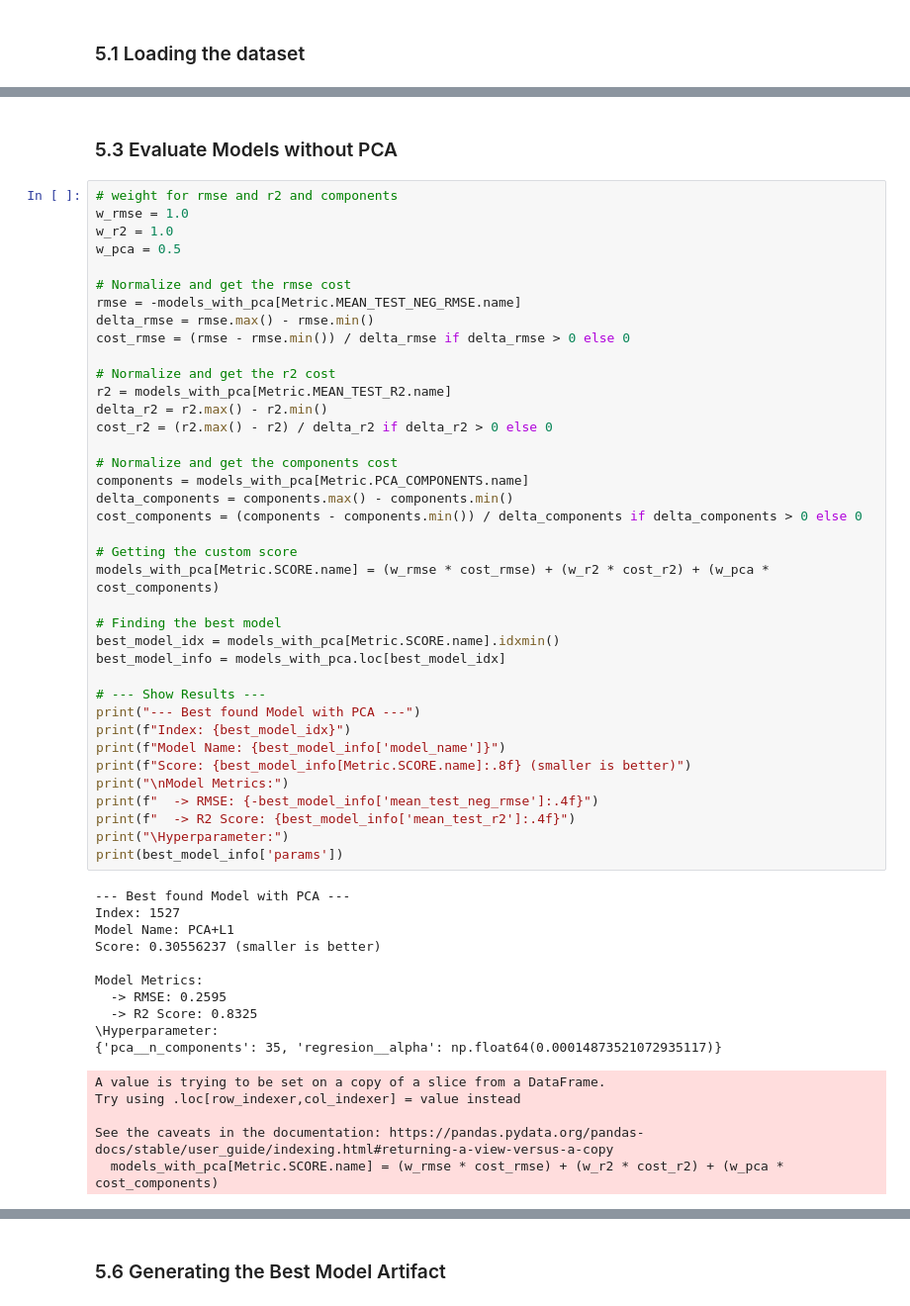
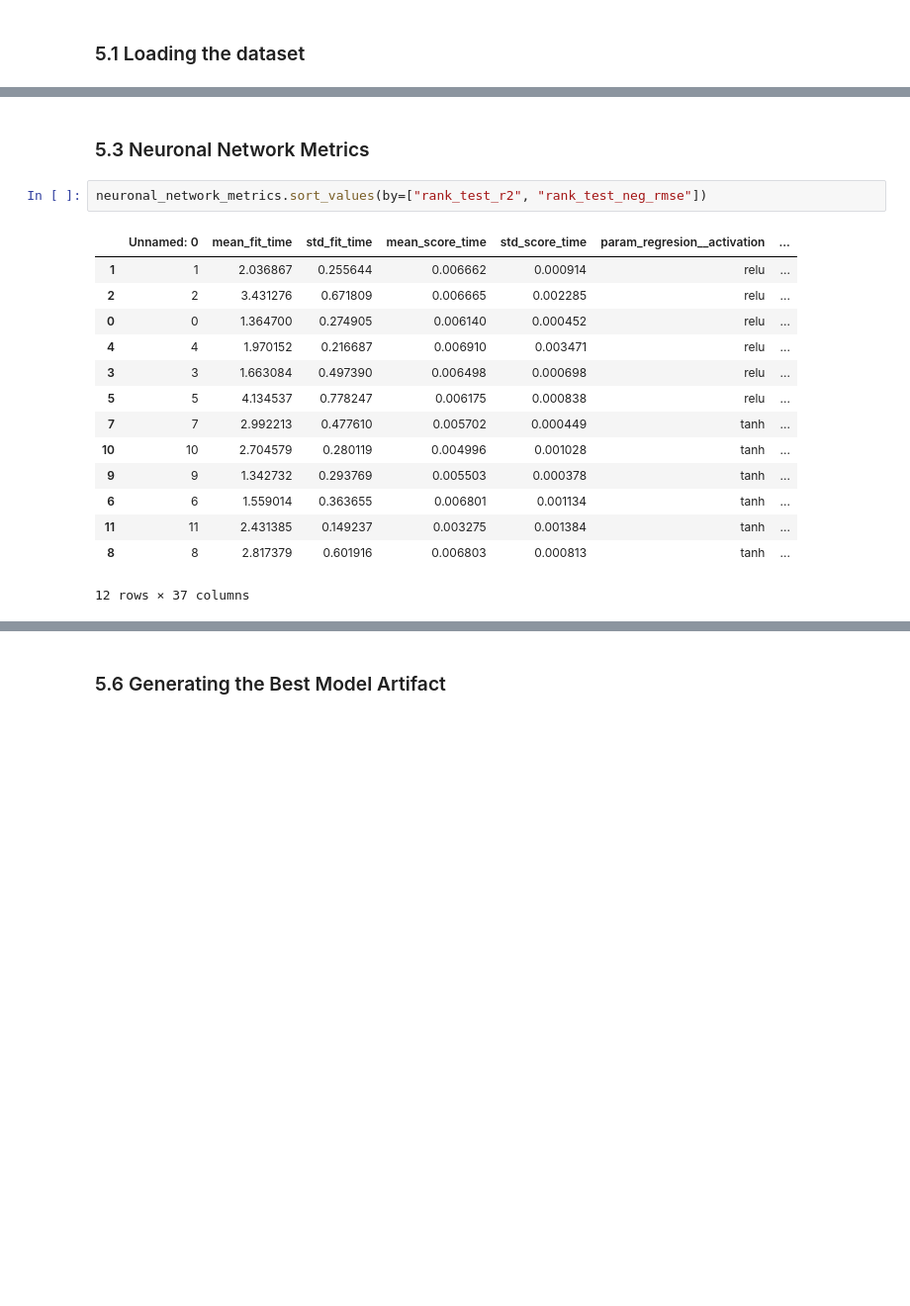
Before and after one commit to albertbolanoss/labs_machine_learning, a Jupyter notebook: notebooks/hyderabad_house_price/1.5_Evaluate_model.ipynb, the cells around one changed output, grey strips where cells are left out. Shown at 99% size. Saved outputs shown, nothing was run; the diff lists cells and outputs as text; blank space fills up the shorter version.

```diff
--- a/notebooks/hyderabad_house_price/1.5_Evaluate_model.ipynb
+++ b/notebooks/hyderabad_house_price/1.5_Evaluate_model.ipynb
@@ -97,57 +60,20 @@ See the caveats in the documentation: https://pandas.pydata.org/pandas-docs/stab
 # %% [markdown]
-### 5.3 Evaluate Models without PCA
+### 5.3 Neuronal Network Metrics
 # %%
-# weight for rmse and r2 and components
-w_rmse = 1.0
-w_r2 = 1.0
-w_pca = 0.5
-
-# Normalize and get the rmse cost
-rmse = -models_with_pca[Metric.MEAN_TEST_NEG_RMSE.name]
-delta_rmse = rmse.max() - rmse.min()
-cost_rmse = (rmse - rmse.min()) / delta_rmse if delta_rmse > 0 else 0
-
-# Normalize and get the r2 cost
-r2 = models_with_pca[Metric.MEAN_TEST_R2.name]
-delta_r2 = r2.max() - r2.min()
-cost_r2 = (r2.max() - r2) / delta_r2 if delta_r2 > 0 else 0
-
-# Normalize and get the components cost
-components = models_with_pca[Metric.PCA_COMPONENTS.name]
-delta_components = components.max() - components.min()
-cost_components = (components - components.min()) / delta_components if delta_components > 0 else 0
-
-# Getting the custom score
-models_with_pca[Metric.SCORE.name] = (w_rmse * cost_rmse) + (w_r2 * cost_r2) + (w_pca * cost_components)
-
-# Finding the best model
-best_model_idx = models_with_pca[Metric.SCORE.name].idxmin()
-best_model_info = models_with_pca.loc[best_model_idx]
-
-# --- Show Results ---
-print("--- Best found Model with PCA ---")
-print(f"Index: {best_model_idx}")
-print(f"Model Name: {best_model_info['model_name']}")
-print(f"Score: {best_model_info[Metric.SCORE.name]:.8f} (smaller is better)")
-print("\nModel Metrics:")
-print(f"  -> RMSE: {-best_model_info['mean_test_neg_rmse']:.4f}")
-print(f"  -> R2 Score: {best_model_info['mean_test_r2']:.4f}")
-print("\Hyperparameter:")
-print(best_model_info['params'])
+neuronal_network_metrics.sort_values(by=["rank_test_r2", "rank_test_neg_rmse"])
 # %% [output]
+|  | Unnamed: 0 | mean_fit_time | std_fit_time | mean_score_time | std_score_time | param_regresion__activation | ... |
+| 1 | 1 | 2.036867 | 0.255644 | 0.006662 | 0.000914 | relu | ... |
+| 2 | 2 | 3.431276 | 0.671809 | 0.006665 | 0.002285 | relu | ... |
+| 0 | 0 | 1.364700 | 0.274905 | 0.006140 | 0.000452 | relu | ... |
+| 4 | 4 | 1.970152 | 0.216687 | 0.006910 | 0.003471 | relu | ... |
+| 3 | 3 | 1.663084 | 0.497390 | 0.006498 | 0.000698 | relu | ... |
+| 5 | 5 | 4.134537 | 0.778247 | 0.006175 | 0.000838 | relu | ... |
+| 7 | 7 | 2.992213 | 0.477610 | 0.005702 | 0.000449 | tanh | ... |
+| 10 | 10 | 2.704579 | 0.280119 | 0.004996 | 0.001028 | tanh | ... |
+| 9 | 9 | 1.342732 | 0.293769 | 0.005503 | 0.000378 | tanh | ... |
+| 6 | 6 | 1.559014 | 0.363655 | 0.006801 | 0.001134 | tanh | ... |
+| 11 | 11 | 2.431385 | 0.149237 | 0.003275 | 0.001384 | tanh | ... |
+| 8 | 8 | 2.817379 | 0.601916 | 0.006803 | 0.000813 | tanh | ... |
---- Best found Model with PCA ---
-Index: 1527
-Model Name: PCA+L1
-Score: 0.30556237 (smaller is better)
-
-Model Metrics:
-  -> RMSE: 0.2595
-  -> R2 Score: 0.8325
-\Hyperparameter:
-{'pca__n_components': 35, 'regresion__alpha': np.float64(0.00014873521072935117)}
+12 rows × 37 columns
-A value is trying to be set on a copy of a slice from a DataFrame.
-Try using .loc[row_indexer,col_indexer] = value instead
-
-See the caveats in the documentation: https://pandas.pydata.org/pandas-docs/stable/user_guide/indexing.html#returning-a-view-versus-a-copy
-  models_with_pca[Metric.SCORE.name] = (w_rmse * cost_rmse) + (w_r2 * cost_r2) + (w_pca * cost_components)
 # %% [markdown]
```
Also changed, not shown: parts of 9 cells of this notebook, 7 other files.
